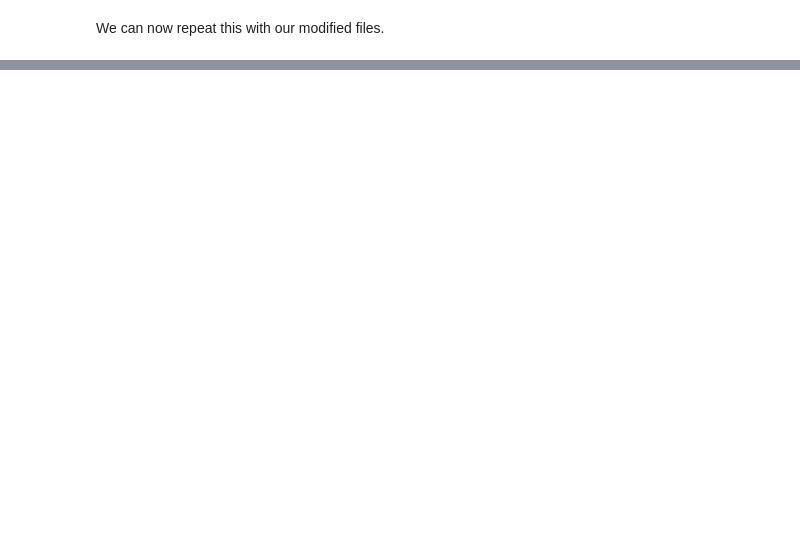
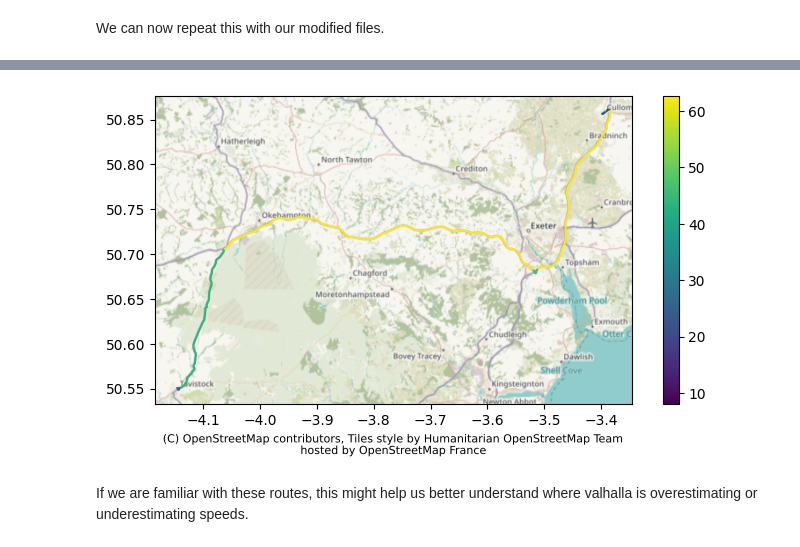
Before and after one commit to hsma-tools/lokigi, a Jupyter notebook: examples/other/modifying_osm_max_speeds/index.ipynb, the cells around one changed output, grey strips where cells are left out. Drawn from its saved outputs; the diff is of its cells as text; code cells hidden in the pictures; blank space fills up the shorter version.

```diff
--- a/examples/other/modifying_osm_max_speeds/index.ipynb
+++ b/examples/other/modifying_osm_max_speeds/index.ipynb
@@ -835,0 +769,16 @@ travel_time_matrix_car_valhalla_modified = build_time_matrix_valhalla(
+# %%
+result_gdf = valhalla_maneuvers_to_gdf(result)
+
+ax = result_gdf.plot(column="speed_kmh", legend=True, figsize=(10,6))
+
+cx.add_basemap(
+    ax, # the figure we created using our plot method
+    crs=result_gdf.crs.to_string(), # we can pull the CRS out of the geodataframe!
+    )
+
+# Grab the auto-generated attribution object from matplotlib axes
+txt = ax.texts[-1]
+# Adjust its position to outside the map, just below the bottom edge
+txt.set_position([0.5, -0.1])
+txt.set_ha('center') # Center the text
+txt.set_va('top')
@@ -835,0 +789,8 @@ travel_time_matrix_car_valhalla_modified = build_time_matrix_valhalla(
+# %%
+result, summary = valhalla_detailed_route(
+    engine=Actor("../../datasets/devon-260422_valhalla-combined-modified.json"),
+    origin=(origins.iloc[0].latitude, origins.iloc[0].longitude),
+    destination=(destinations.iloc[2].latitude, destinations.iloc[2].longitude),
+    )
+
+result
@@ -835,0 +861,20 @@ travel_time_matrix_car_valhalla_modified = build_time_matrix_valhalla(
+# %%
+result_gdf = valhalla_maneuvers_to_gdf(result)
+
+ax = result_gdf.plot(column="speed_kmh", legend=True, figsize=(8,4))
+
+cx.add_basemap(
+    ax, # the figure we created using our plot method
+    crs=result_gdf.crs.to_string(), # we can pull the CRS out of the geodataframe!
+    )
+
+# Grab the auto-generated attribution object from matplotlib axes
+txt = ax.texts[-1]
+# Adjust its position to outside the map, just below the bottom edge
+txt.set_position([0.5, -0.1])
+txt.set_ha('center') # Center the text
+txt.set_va('top')
+# %% [output]
+[figure, added]
+# %% [markdown]
+If we are familiar with these routes, this might help us better understand where valhalla is overestimating or underestimating speeds.
```
Also changed, not shown: parts of 60 cells of this notebook, 2 other files.
